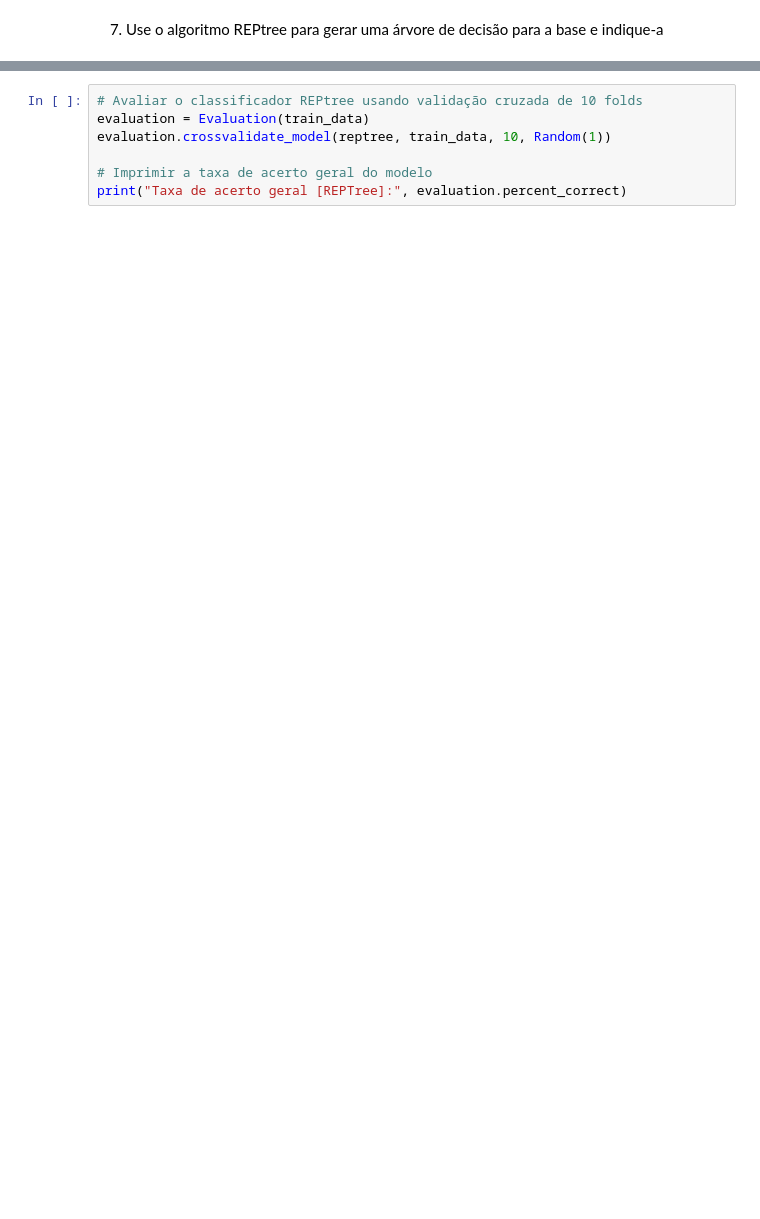
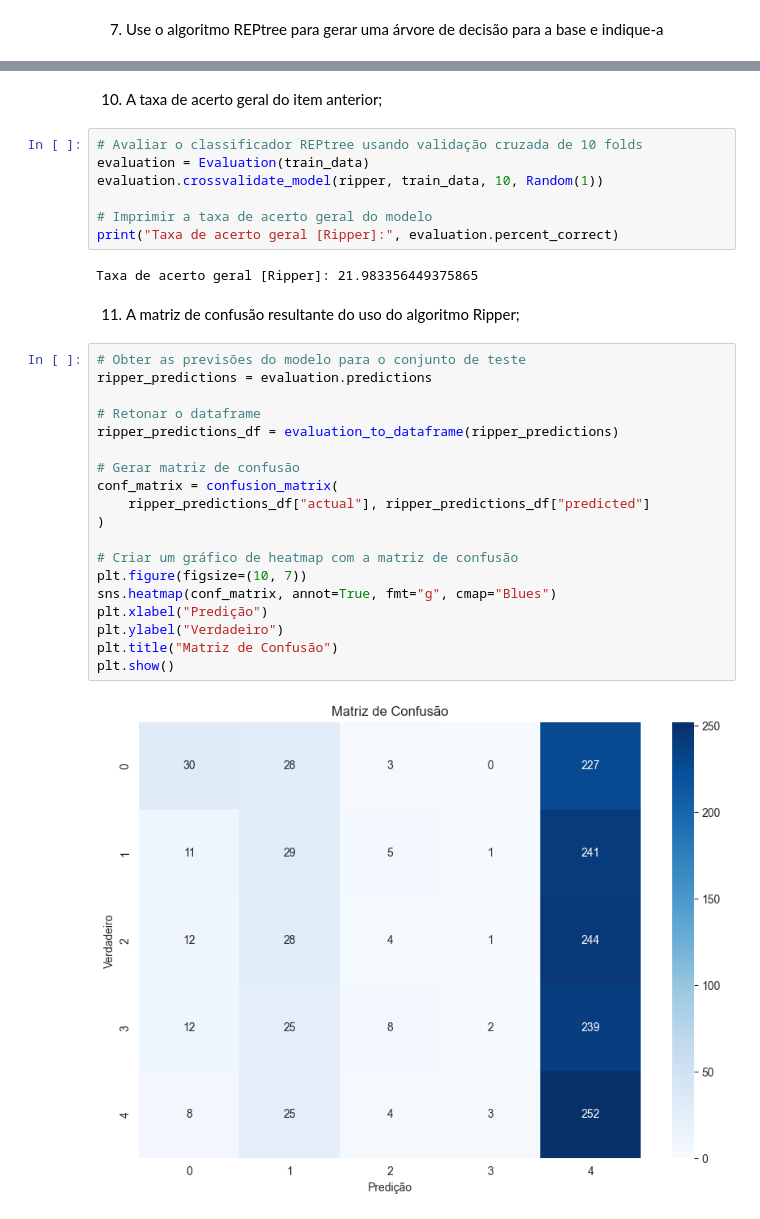
Before and after one commit to viniciusparede/house-prices-prediction-ppgia, a Jupyter notebook: notebooks/entrega_novo.ipynb, the cells around one changed output, grey strips where cells are left out. Drawn from its saved outputs; the diff is of its cells as text; blank space fills up the shorter version.

```diff
--- a/notebooks/entrega_novo.ipynb
+++ b/notebooks/entrega_novo.ipynb
@@ -1241,7 +1263,34 @@ os.remove(os.path.join(output_dir, "reptree.dot"))
+# %% [markdown]
+10) A taxa de acerto geral do item anterior;
 # %%
 # Avaliar o classificador REPtree usando validação cruzada de 10 folds
 evaluation = Evaluation(train_data)
-evaluation.crossvalidate_model(reptree, train_data, 10, Random(1))
+evaluation.crossvalidate_model(ripper, train_data, 10, Random(1))
 
 # Imprimir a taxa de acerto geral do modelo
-print("Taxa de acerto geral [REPTree]:", evaluation.percent_correct)
+print("Taxa de acerto geral [Ripper]:", evaluation.percent_correct)
+# %% [output]
+Taxa de acerto geral [Ripper]: 21.983356449375865
+# %% [markdown]
+11) A matriz de confusão resultante do uso do algoritmo Ripper;
+# %%
+# Obter as previsões do modelo para o conjunto de teste
+ripper_predictions = evaluation.predictions
+
+# Retonar o dataframe
+ripper_predictions_df = evaluation_to_dataframe(ripper_predictions)
+
+# Gerar matriz de confusão
+conf_matrix = confusion_matrix(
+    ripper_predictions_df["actual"], ripper_predictions_df["predicted"]
+)
+
+# Criar um gráfico de heatmap com a matriz de confusão
+plt.figure(figsize=(10, 7))
+sns.heatmap(conf_matrix, annot=True, fmt="g", cmap="Blues")
+plt.xlabel("Predição")
+plt.ylabel("Verdadeiro")
+plt.title("Matriz de Confusão")
+plt.show()
+# %% [output]
+[figure, added]
```
Also changed, not shown: parts of 32 cells of this notebook.
